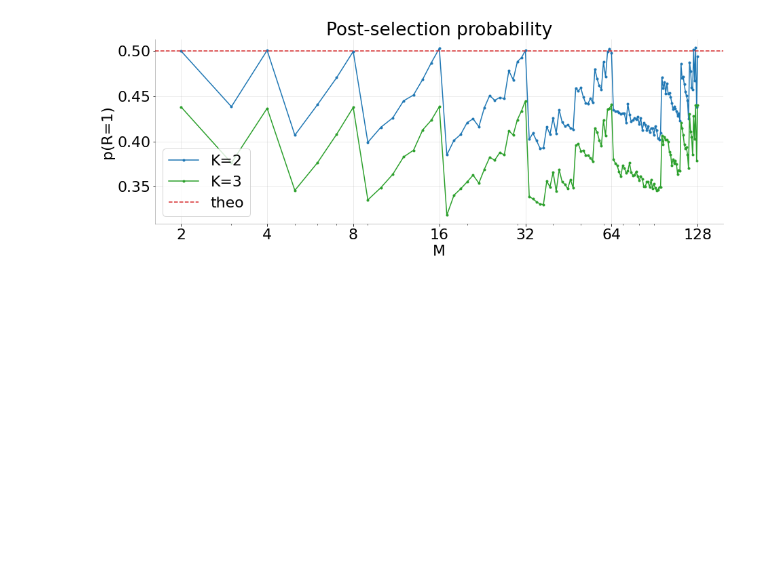
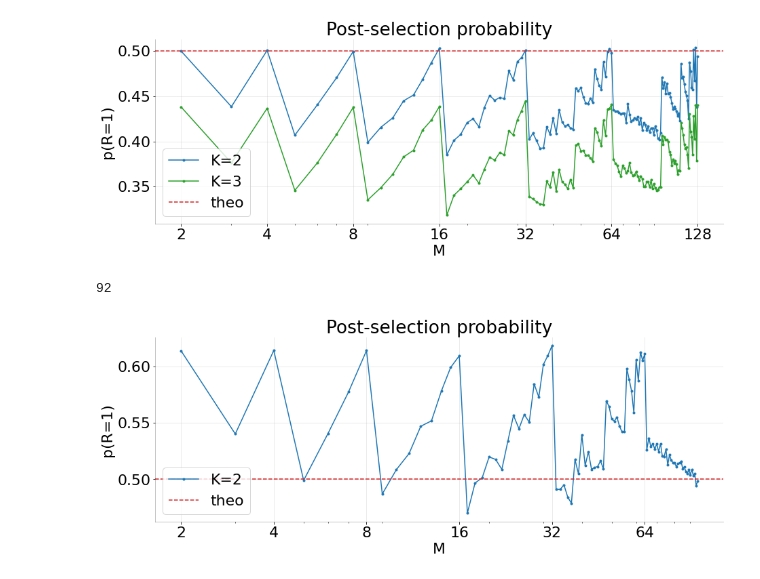
Before and after one commit to AlessandroPoggiali/QKmeans, a Jupyter notebook: test_analysis.ipynb, the cells around one changed output. Cells and saved outputs as stored; diff of their text form; code cells hidden in the pictures; blank space fills up the shorter version.

```diff
--- a/test_analysis.ipynb
+++ b/test_analysis.ipynb
@@ -561,0 +657,27 @@ plt.show()
+# %%
+len(m)
+# %% [output]
+92
+# %%
+m = [x for x in range(2,96)]
+probinf = [x/100 for x in probinf]
+# %%
+fig, ax = plt.subplots(figsize=(15,5))
+ax.set_xscale('log')
+x_ticks = [2**i for i in range(0, 8)]
+ax.set_xticks(x_ticks, [str(i) for i in x_ticks])
+plt.plot(m,probinf, color='tab:blue', marker=".", label='K=2')
+#plt.plot(m,probk3, color='tab:green', marker=".", label='K=3')
+plt.axhline(y=0.5, color='tab:red', linestyle='--', label='theo')
+plt.title("Post-selection probability")
+plt.xlabel("M")
+plt.ylabel("p(R=1)")
+plt.legend(loc='lower left', ncol=1)
+plt.gca().spines["top"].set_alpha(0.0)
+plt.gca().spines["bottom"].set_alpha(0.3)
+plt.gca().spines["right"].set_alpha(0.0)
+plt.gca().spines["left"].set_alpha(0.3)
+plt.grid(axis='both', alpha=.3)
+plt.show()
+# %% [output]
+[figure, added]
```
Also changed, not shown: parts of 1 cell of this notebook, 1 other file.
